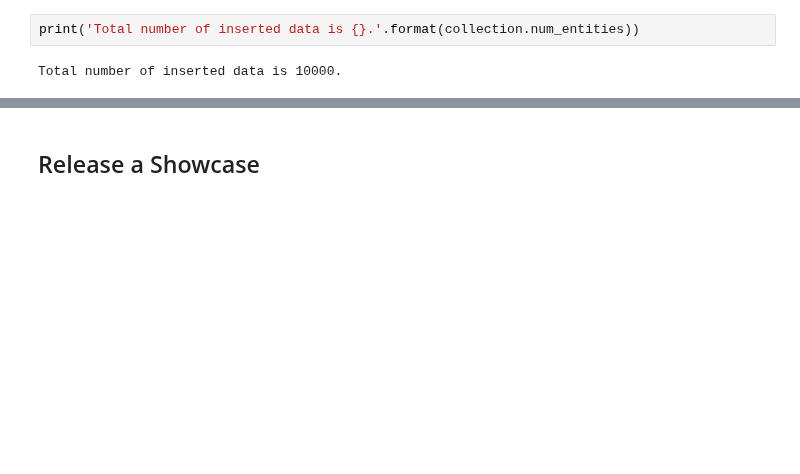
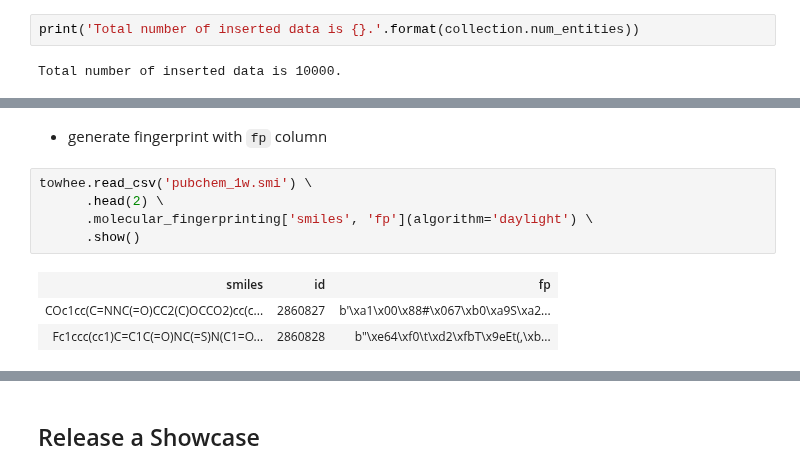
Before and after one commit to towhee-io/examples, a Jupyter notebook: chemical/molecular_search/build_molecular_search_engine.ipynb, the cells around one changed output, grey strips where cells are left out. Cells and saved outputs as stored; diff of their text form; blank space fills up the shorter version.

```diff
--- a/chemical/molecular_search/build_molecular_search_engine.ipynb
+++ b/chemical/molecular_search/build_molecular_search_engine.ipynb
@@ -94,0 +175,11 @@ Total number of inserted data is 10000.
+# %% [markdown]
+- generate fingerprint with `fp` column
+# %%
+towhee.read_csv('pubchem_1w.smi') \
+      .head(2) \
+      .molecular_fingerprinting['smiles', 'fp'](algorithm='daylight') \
+      .show()
+# %% [output]
+| smiles | id | fp |
+| COc1cc(C=NNC(=O)CC2(C)OCCO2)cc(c... | 2860827 | b'\xa1\x00\x88#\x067\xb0\xa9S\xa2... |
+| Fc1ccc(cc1)C=C1C(=O)NC(=S)N(C1=O... | 2860828 | b"\xe64\xf0\t\xd2\xfbT\x9eEt(,\xb... |
```
Also changed, not shown: parts of 44 cells of this notebook.
